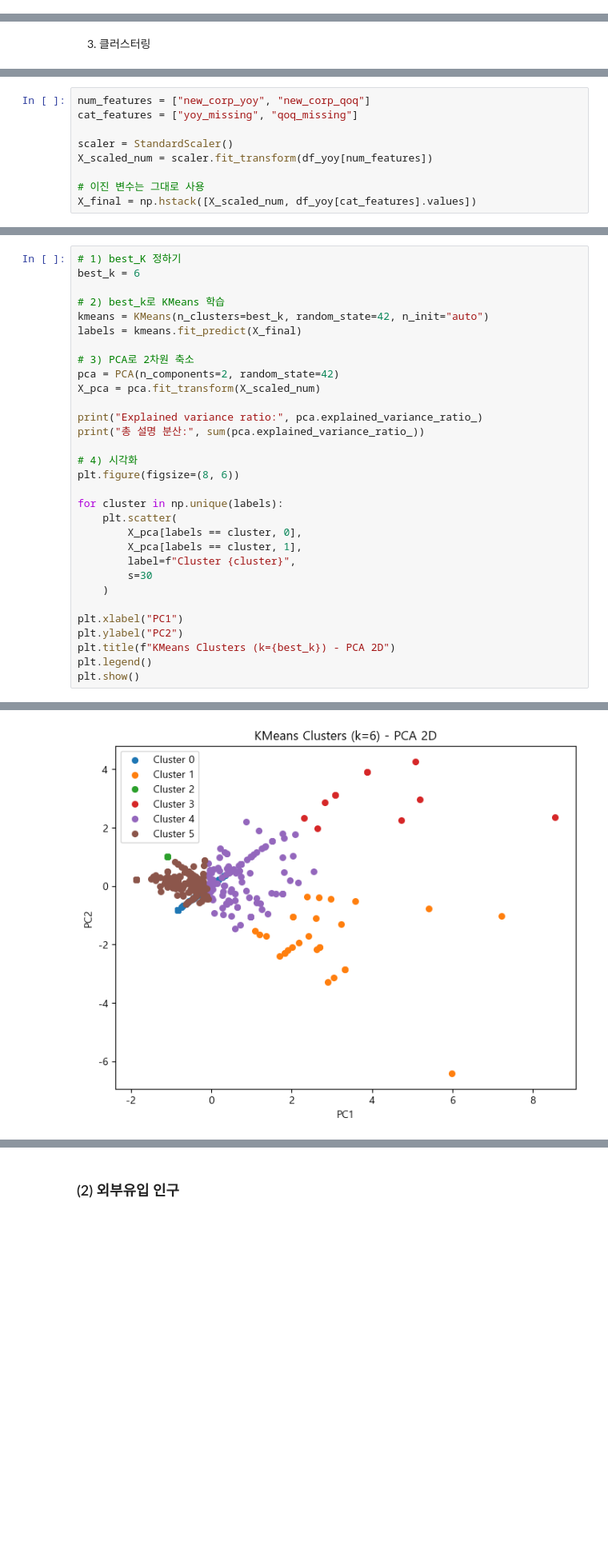
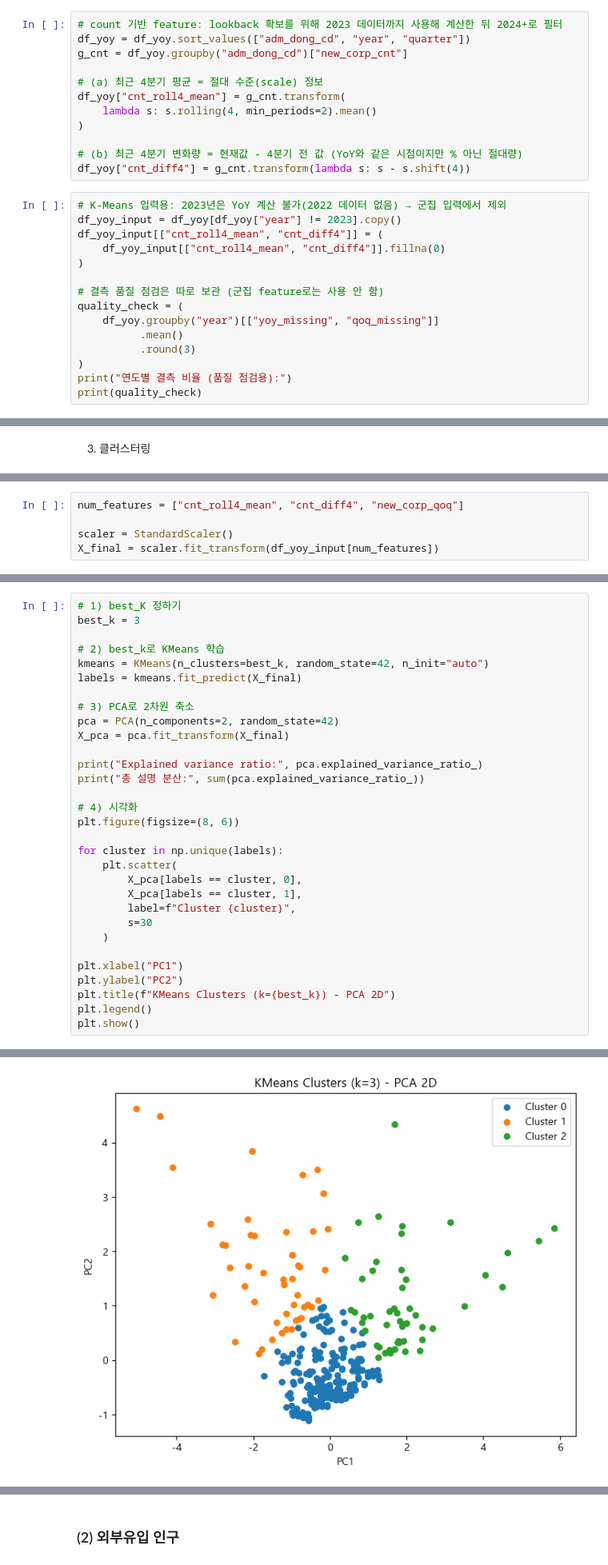
Before and after one commit to bulsajo1/final_project, a Jupyter notebook: eunbi/머신러닝_은비.ipynb, the cells around one changed output, grey strips where cells are left out. Shown at 80% size. Drawn from its saved outputs; the diff is of its cells as text; blank space fills up the shorter version.

```diff
--- a/eunbi/머신러닝_은비.ipynb
+++ b/eunbi/머신러닝_은비.ipynb
@@ -74,3 +74,30 @@ df_yoy["new_corp_qoq"] = (
 df_yoy["qoq_missing"] = df_yoy["new_corp_qoq"].isnull().astype(int)
 df_yoy["new_corp_qoq"] = df_yoy["new_corp_qoq"].replace([np.inf, -np.inf], np.nan)
 df_yoy["new_corp_qoq"] = df_yoy["new_corp_qoq"].fillna(0)
+# %%
+# count 기반 feature: lookback 확보를 위해 2023 데이터까지 사용해 계산한 뒤 2024+로 필터
+df_yoy = df_yoy.sort_values(["adm_dong_cd", "year", "quarter"])
+g_cnt = df_yoy.groupby("adm_dong_cd")["new_corp_cnt"]
+
+# (a) 최근 4분기 평균 = 절대 수준(scale) 정보
+df_yoy["cnt_roll4_mean"] = g_cnt.transform(
+    lambda s: s.rolling(4, min_periods=2).mean()
+)
+
+# (b) 최근 4분기 변화량 = 현재값 - 4분기 전 값 (YoY와 같은 시점이지만 % 아닌 절대량)
+df_yoy["cnt_diff4"] = g_cnt.transform(lambda s: s - s.shift(4))
+# %%
+# K-Means 입력용: 2023년은 YoY 계산 불가(2022 데이터 없음) → 군집 입력에서 제외
+df_yoy_input = df_yoy[df_yoy["year"] != 2023].copy()
+df_yoy_input[["cnt_roll4_mean", "cnt_diff4"]] = (
+    df_yoy_input[["cnt_roll4_mean", "cnt_diff4"]].fillna(0)
+)
+
+# 결측 품질 점검은 따로 보관 (군집 feature로는 사용 안 함)
+quality_check = (
+    df_yoy.groupby("year")[["yoy_missing", "qoq_missing"]]
+          .mean()
+          .round(3)
+)
+print("연도별 결측 비율 (품질 점검용):")
+print(quality_check)
@@ -79,9 +141,5 @@ df_yoy["new_corp_qoq"] = df_yoy["new_corp_qoq"].fillna(0)
 # %%
-num_features = ["new_corp_yoy", "new_corp_qoq"]
-cat_features = ["yoy_missing", "qoq_missing"]
+num_features = ["cnt_roll4_mean", "cnt_diff4", "new_corp_qoq"]
 
 scaler = StandardScaler()
-X_scaled_num = scaler.fit_transform(df_yoy[num_features])
-
-# 이진 변수는 그대로 사용
-X_final = np.hstack([X_scaled_num, df_yoy[cat_features].values])
+X_final = scaler.fit_transform(df_yoy_input[num_features])
@@ -118,6 +146,6 @@ plt.show()
 # %%
 # 1) best_K 정하기
-best_k = 6
+best_k = 3
 
 # 2) best_k로 KMeans 학습
 kmeans = KMeans(n_clusters=best_k, random_state=42, n_init="auto")
@@ -125,7 +153,7 @@ labels = kmeans.fit_predict(X_final)
 
 # 3) PCA로 2차원 축소
 pca = PCA(n_components=2, random_state=42)
-X_pca = pca.fit_transform(X_scaled_num)
+X_pca = pca.fit_transform(X_final)
 
 print("Explained variance ratio:", pca.explained_variance_ratio_)
 print("총 설명 분산:", sum(pca.explained_variance_ratio_))
@@ -152,4 +180,4 @@ Explained variance ratio: [0.67322377 0.32677623]
-[figure, old version]
+[figure, new version]
 # %%
 # 평가
 sil = silhouette_score(X_final, labels)
```
Also changed, not shown: parts of 49 cells of this notebook.
